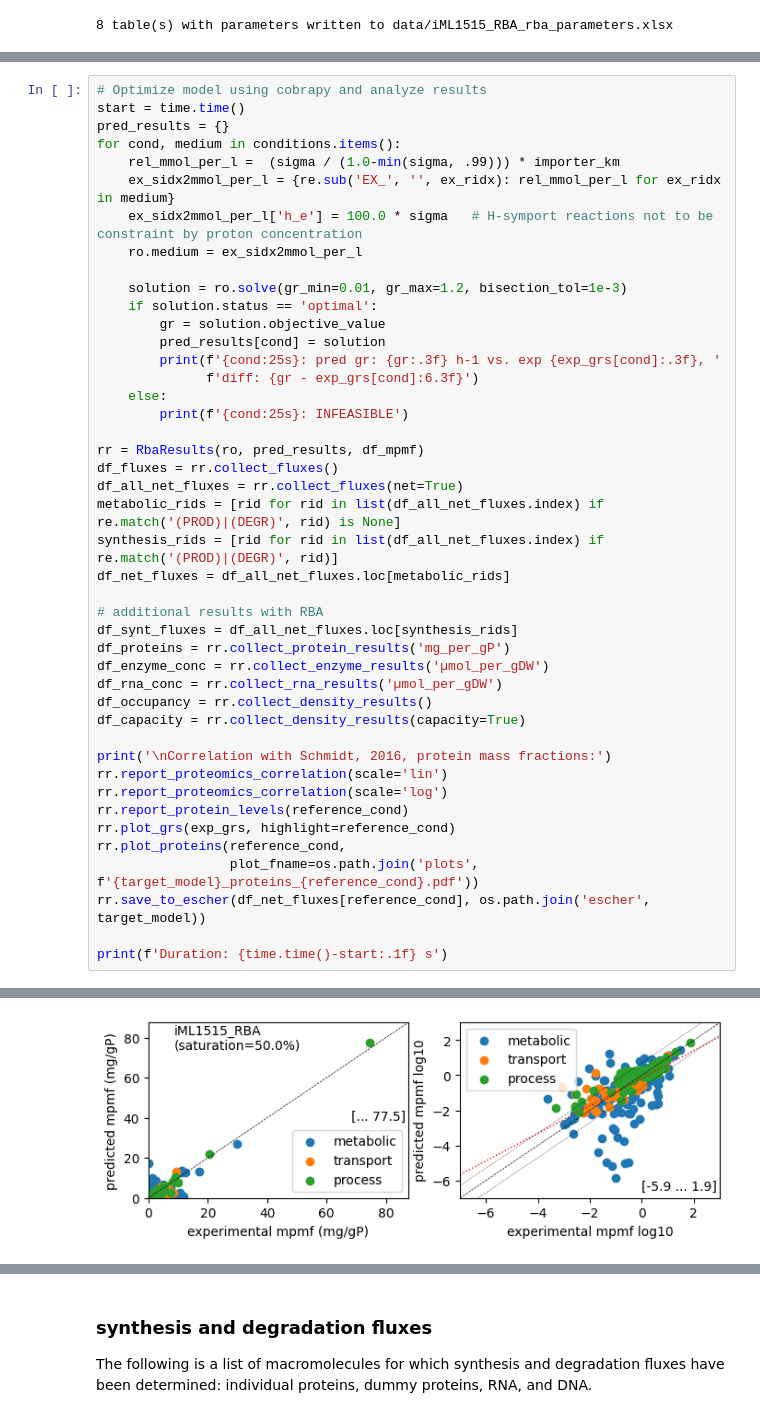
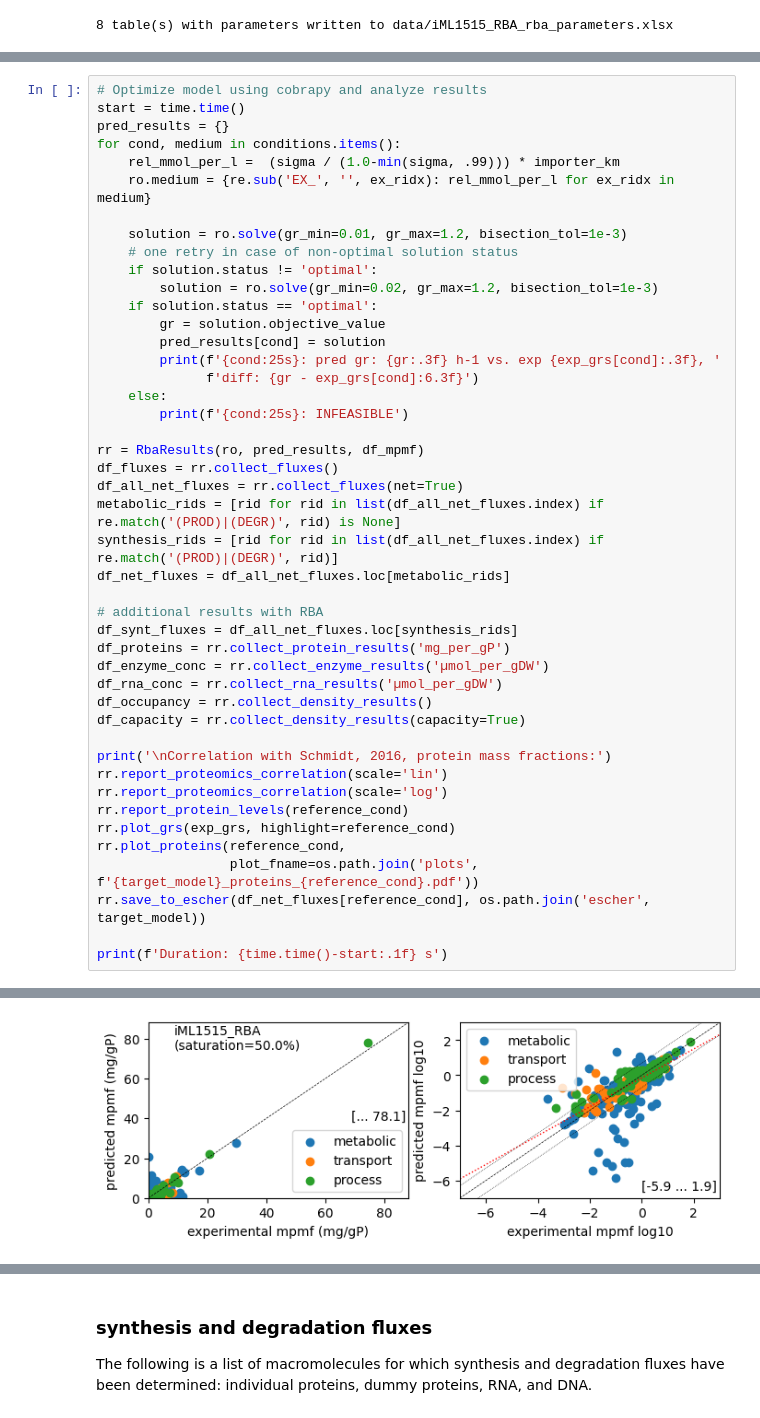
Before and after one commit to SchubertP/f2xba, a Jupyter notebook: docs/source/notebooks/6_Create_iML1515_RBA.ipynb, the cells around one changed output, grey strips where cells are left out. Cells and saved outputs as stored; diff of their text form.

```diff
--- a/docs/source/notebooks/6_Create_iML1515_RBA.ipynb
+++ b/docs/source/notebooks/6_Create_iML1515_RBA.ipynb
@@ -706,11 +703,12 @@ start = time.time()
 pred_results = {}
 for cond, medium in conditions.items():
     rel_mmol_per_l =  (sigma / (1.0-min(sigma, .99))) * importer_km
-    ex_sidx2mmol_per_l = {re.sub('EX_', '', ex_ridx): rel_mmol_per_l for ex_ridx in medium}
-    ex_sidx2mmol_per_l['h_e'] = 100.0 * sigma   # H-symport reactions not to be constraint by proton concentration
-    ro.medium = ex_sidx2mmol_per_l
+    ro.medium = {re.sub('EX_', '', ex_ridx): rel_mmol_per_l for ex_ridx in medium}
 
     solution = ro.solve(gr_min=0.01, gr_max=1.2, bisection_tol=1e-3)
+    # one retry in case of non-optimal solution status
+    if solution.status != 'optimal':
+        solution = ro.solve(gr_min=0.02, gr_max=1.2, bisection_tol=1e-3)
     if solution.status == 'optimal':
         gr = solution.objective_value
         pred_results[cond] = solution
@@ -766 +766 @@ total           : r² = 0.4799, p = 1.84e-62 ( 428 proteins log scale)
-[figure, old version]
+[figure, new version]
```
Also changed, not shown: parts of 14 cells of this notebook, 5 other files.
